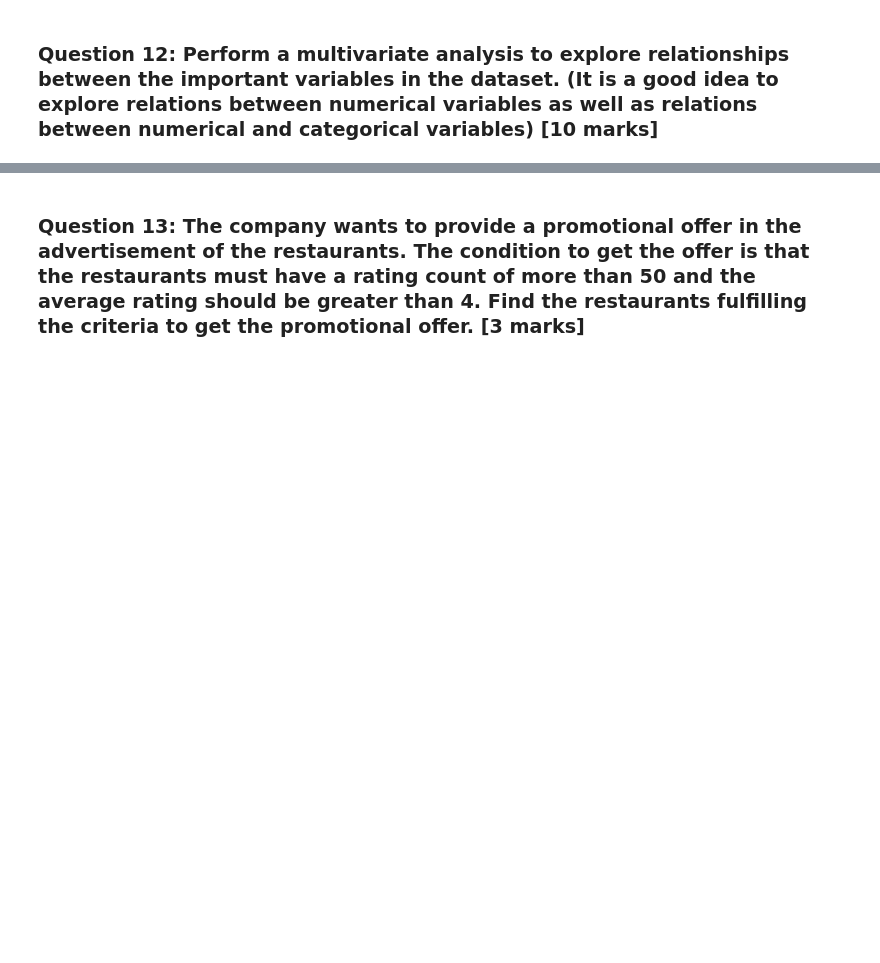
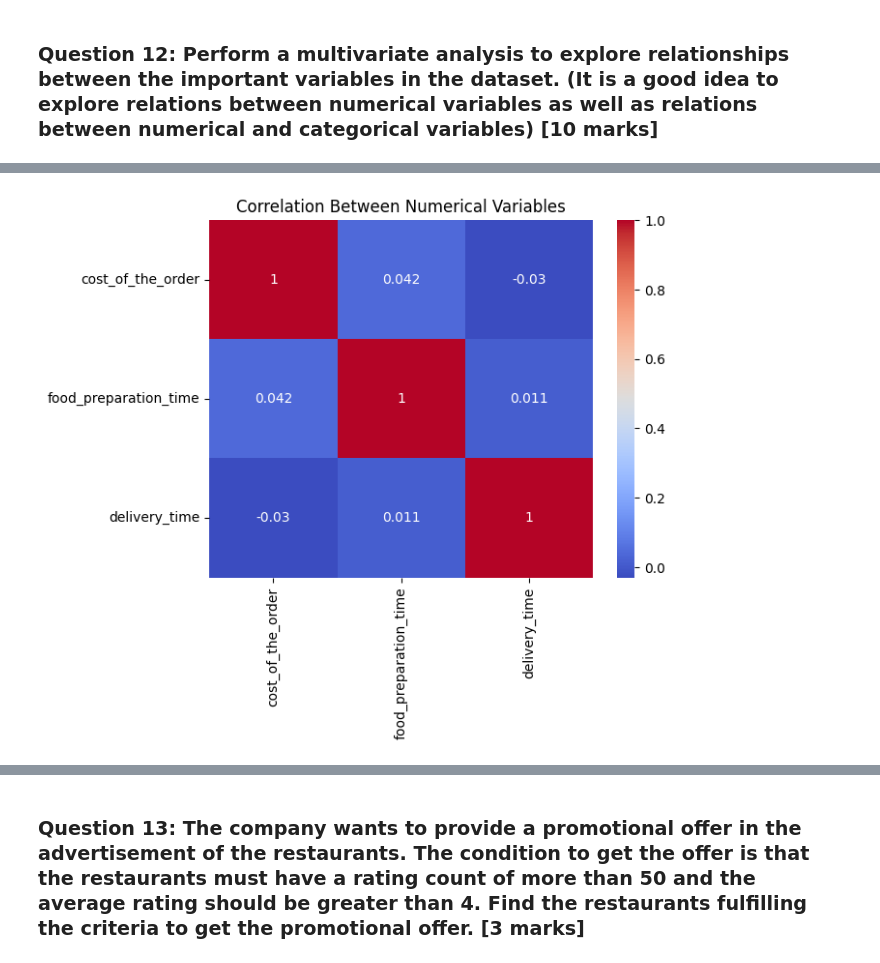
Before and after one commit to Vijayalakshmitce/8-2-demo, a Jupyter notebook: PYF_Project_Learner_Notebook_Full_Code.ipynb, the cells around one changed output, grey strips where cells are left out. Cells and saved outputs as stored; diff of their text form; code cells hidden in the pictures; blank space fills up the shorter version.

```diff
--- a/PYF_Project_Learner_Notebook_Full_Code.ipynb
+++ b/PYF_Project_Learner_Notebook_Full_Code.ipynb
@@ -398,0 +425,9 @@ The mean order for the delivery time: 24.161749209694417
+# %%
+# Write the code here
+#Numeric variable relation using heatmap
+numeric_col = ['cost_of_the_order','food_preparation_time','delivery_time']
+sns.heatmap(df[numeric_col].corr(), annot=True, cmap="coolwarm")
+plt.title("Correlation Between Numerical Variables")
+plt.show()
+# %% [output]
+[figure, added]
```
Also changed, not shown: parts of 20 cells of this notebook.
